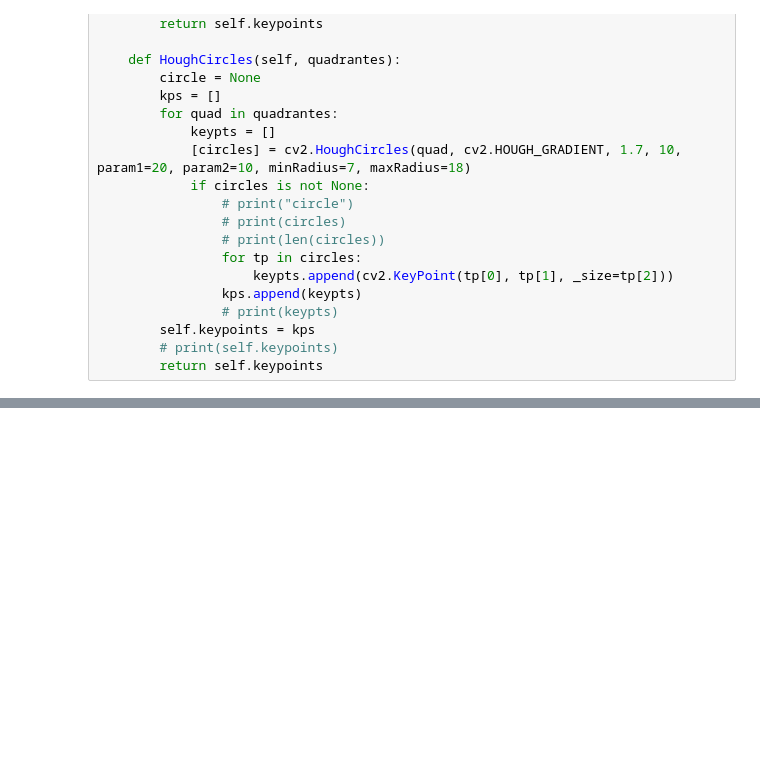
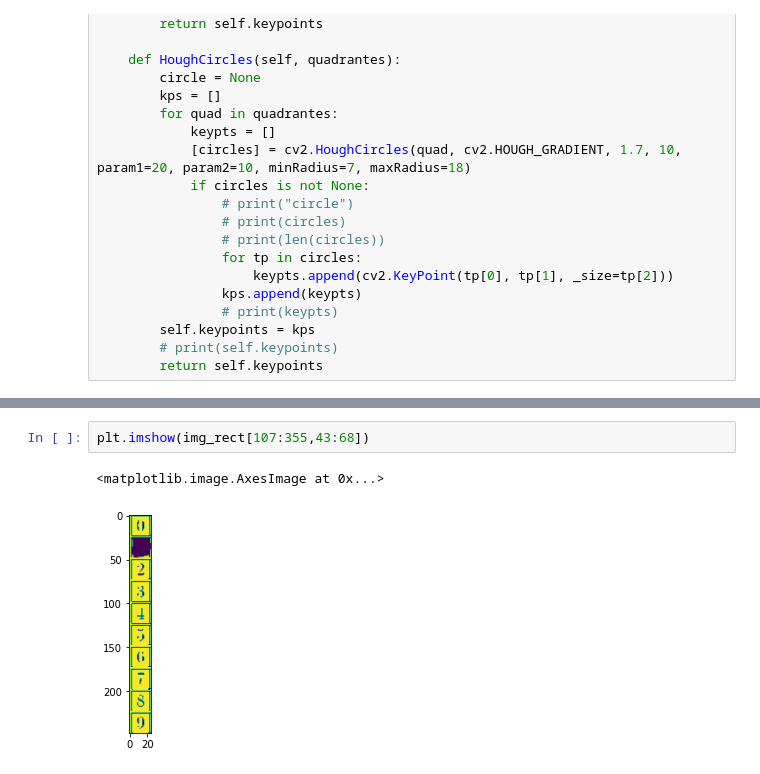
Before and after one commit to lgribeiro/SCC5830---Image-Processing-and-Analiysis-2022, a Jupyter notebook: Trabalho_morfologia_v3.ipynb, the cells around one changed output, grey strips where cells are left out. Cells and saved outputs as stored; diff of their text form; blank space fills up the shorter version.

```diff
--- a/Trabalho_morfologia_v3.ipynb
+++ b/Trabalho_morfologia_v3.ipynb
@@ -676,0 +755,5 @@ def detect_code(full_path, method=2):
+# %%
+plt.imshow(img_rect[107:355,43:68])
+# %% [output]
+<matplotlib.image.AxesImage at 0x...>
+[figure, added]
```
Also changed, not shown: parts of 9 cells of this notebook.
